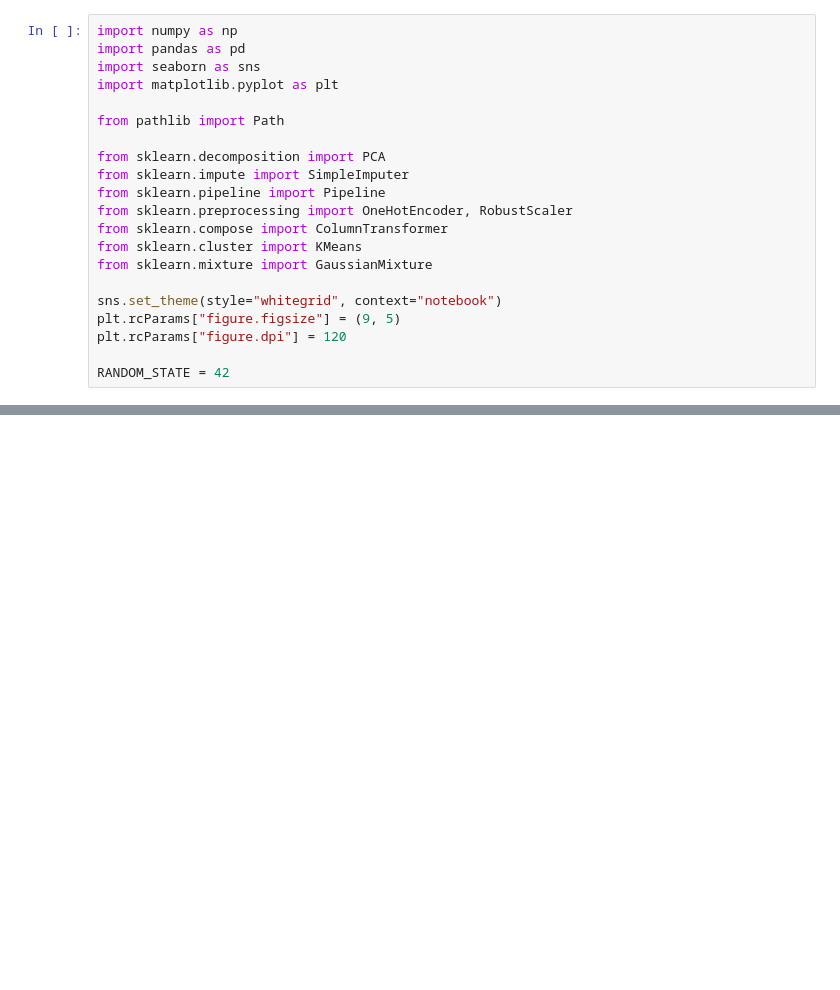
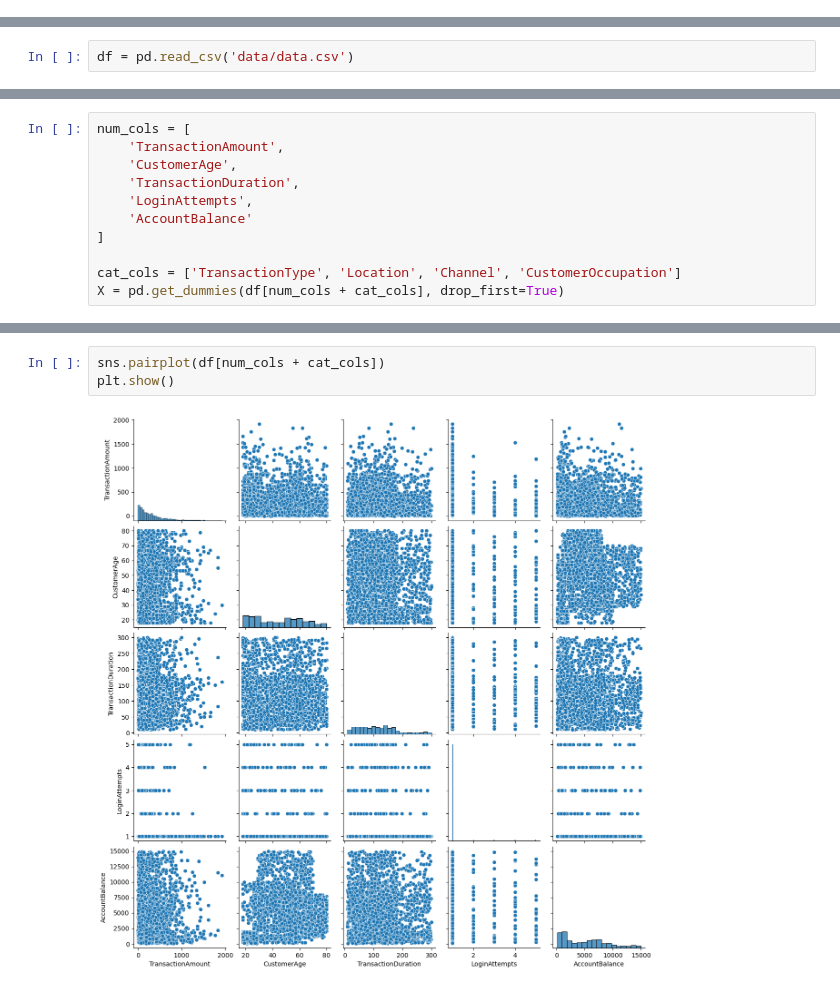
Before and after one commit to eamtcPROG/MLDM, a Jupyter notebook: lab1/lab1.ipynb, the cells around one changed output, grey strips where cells are left out. Saved outputs shown, nothing was run; the diff lists cells and outputs as text; blank space fills up the shorter version.

```diff
--- a/lab1/lab1.ipynb
+++ b/lab1/lab1.ipynb
@@ -14,21 +0,0 @@ For each method: short idea, cluster plot, **silhouette score**, and a brief com
-# %%
-import numpy as np
-import pandas as pd
-import seaborn as sns
-import matplotlib.pyplot as plt
-
-from pathlib import Path
-
-from sklearn.decomposition import PCA
-from sklearn.impute import SimpleImputer
-from sklearn.pipeline import Pipeline
-from sklearn.preprocessing import OneHotEncoder, RobustScaler
-from sklearn.compose import ColumnTransformer
-from sklearn.cluster import KMeans
-from sklearn.mixture import GaussianMixture
-
-sns.set_theme(style="whitegrid", context="notebook")
-plt.rcParams["figure.figsize"] = (9, 5)
-plt.rcParams["figure.dpi"] = 120
-
-RANDOM_STATE = 42
@@ -597,0 +43,2 @@ plt.show()
+# %%
+df = pd.read_csv('data/data.csv')
@@ -597,0 +74,11 @@ plt.show()
+# %%
+num_cols = [
+    'TransactionAmount',
+    'CustomerAge',
+    'TransactionDuration',
+    'LoginAttempts',
+    'AccountBalance'
+]
+
+cat_cols = ['TransactionType', 'Location', 'Channel', 'CustomerOccupation']
+X = pd.get_dummies(df[num_cols + cat_cols], drop_first=True)
@@ -597,0 +105,5 @@ plt.show()
+# %%
+sns.pairplot(df[num_cols + cat_cols])
+plt.show()
+# %% [output]
+[figure, added]
```
Also changed, not shown: parts of 50 cells of this notebook, 2 other files.
